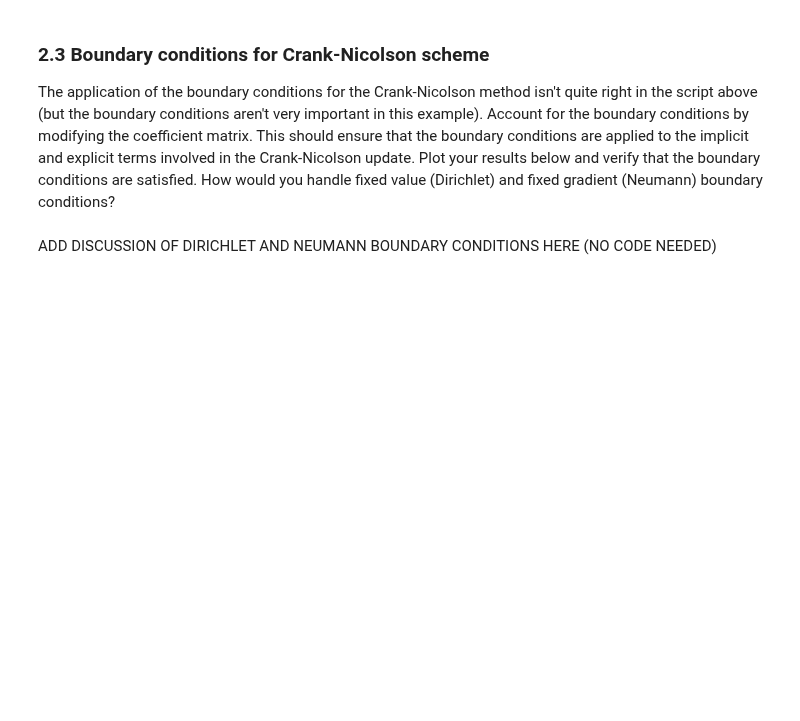
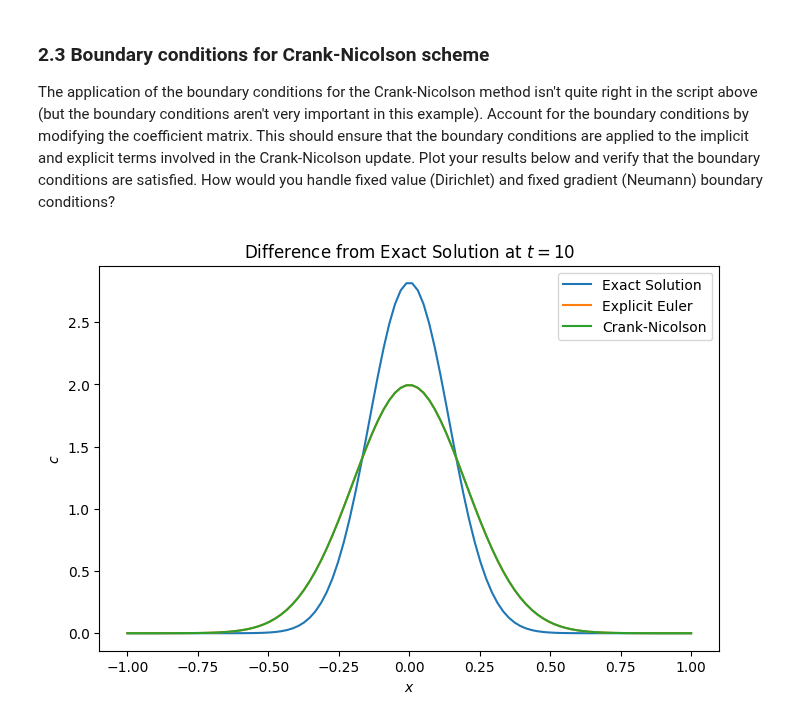
Before and after one commit to SquidsofDoom/QCES, a Jupyter notebook: Project1_numerical_methods.ipynb, the cells around one changed output. Drawn from its saved outputs; the diff is of its cells as text; code cells hidden in the pictures; blank space fills up the shorter version.

```diff
--- a/Project1_numerical_methods.ipynb
+++ b/Project1_numerical_methods.ipynb
@@ -427,2 +426,28 @@ ADD CODE AND PLOTS HERE
-# %% [markdown]
-ADD DISCUSSION OF DIRICHLET AND NEUMANN BOUNDARY CONDITIONS HERE (NO CODE NEEDED)
+# %%
+def construct_M(x):
+    # Build a coefficient matrix, such that M*c is the discrete version of d^2/dx^2(c)
+        dx = x[1] - x[0]  # Infer the uniform grid spacing
+        M = (np.diag(np.ones(Nx-1), -1) - 2*np.diag(np.ones(Nx), 0) + np.diag(np.ones(Nx-1), 1)) / dx**2
+        M = sp.csr_matrix(M) # Turn M into a sparse matrix to save memory and improve speed
+        M[0,1] = 2.0
+        M[-1,-2] = 2.0
+        return M
+kappa = 0.001
+
+
+c_EE = EE(x, t, kappa)
+c_CN = CN(x, t, kappa)
+
+plt.figure(figsize=(8, 5))
+plt.plot(x, set_ics(x, kappa, 10), label='Exact Solution')
+plt.plot(x, c_EE[:,-1], label='Explicit Euler')
+plt.plot(x, c_CN[:,-1], label='Crank-Nicolson')
+plt.legend()
+
+plt.xlabel(r'$x$')
+plt.ylabel(r'$c$')
+plt.title(r'Difference from Exact Solution at $t=10$')
+
+plt.show()
+# %% [output]
+[figure, added]
```
Also changed, not shown: parts of 3 cells of this notebook.
